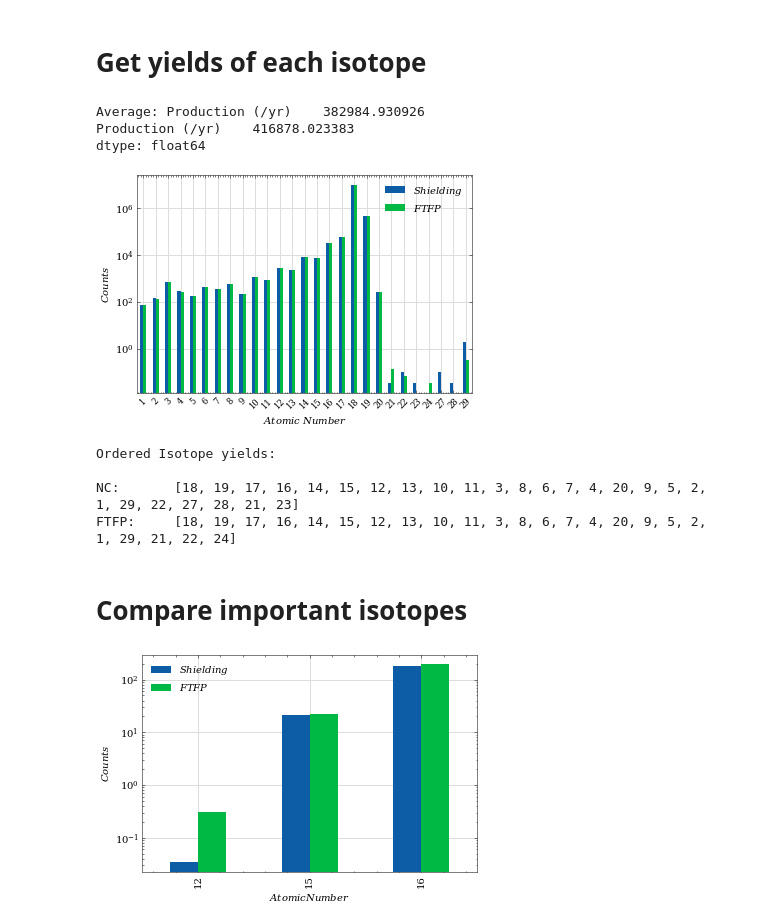
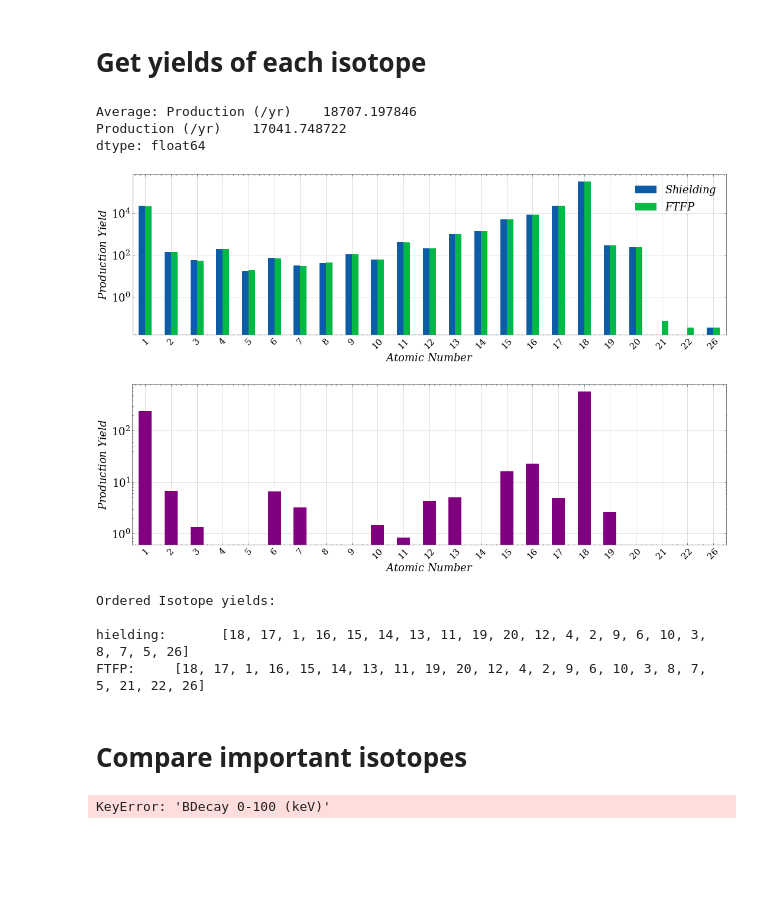
Before and after one commit to TomSB1423/nucleide_data, a Jupyter notebook: compare_models.ipynb, the cells around one changed output. Saved outputs shown, nothing was run; the diff lists cells and outputs as text; code cells hidden in the pictures; blank space fills up the shorter version.

```diff
--- a/compare_models.ipynb
+++ b/compare_models.ipynb
@@ -37,20 +37,22 @@ Imported all.
 # %%
 columns = ["Mass Number", "Atomic Number", "Detector Volume", "Counts"]
 # Open data file
-file_dir = "./assets/NC/A_Z_vol_count-all.txt"
-df_NC = open_data(file_dir, columns)
+file_dir = "./assets/shielding_5cm/A_Z_vol_count-all.txt"
+df_shielding = open_data(file_dir, columns)
 # Add in isotope data
-add_isotope_data(df_NC)
+add_isotope_data(df_shielding)
 # Reorder columns
-df_NC = df_NC[["Iso Symbol","Atomic Number","Mass Number","Counts", "Detector Volume","Production Yield","Stable","Half Life (s)","Decay Modes (m, b, q MeV)","Max Q-Value","Plot Colour",]]
+df_shielding = df_shielding[["Iso Symbol","Atomic Number","Mass Number","Counts", "Detector Volume","Production Yield","Stable","Half Life (s)","Decay Modes (m, b, q MeV)","Max Q-Value","Plot Colour",]]
+df_shielding = df_shielding[df_shielding["Stable"] == False]
 
 # Open data file
-file_dir = "./assets/FTFP/A_Z_vol_count-all.txt"
+file_dir = "./assets/FTFP_5cm/A_Z_vol_count-all.txt"
 df_FTFP = open_data(file_dir, columns)
 # Add in isotope data
 add_isotope_data(df_FTFP)
 # Reorder columns
 df_FTFP = df_FTFP[["Iso Symbol","Atomic Number","Mass Number","Counts", "Detector Volume","Production Yield","Stable","Half Life (s)","Decay Modes (m, b, q MeV)","Max Q-Value","Plot Colour",]]
+df_FTFP = df_FTFP[df_FTFP["Stable"] == False]
 # %%
 # Add production
 # Simulation length = years * nanoseconds
@@ -58,7 +60,7 @@ year_in_nano = (3.154 * 10**16)
 year_in_sec = (3.154 * 10**7)
 day_in_nano = (8.64 * 10 ** 13)
 sim_length = 29.01
-df_NC["Production (/yr)"] = df_NC["Counts"] / sim_length
+df_shielding["Production (/yr)"] = df_shielding["Counts"] / sim_length
 df_FTFP["Production (/yr)"] = df_FTFP["Counts"] / sim_length
 # %% [markdown]
 # Get total counts
@@ -107,48 +147,71 @@ plt.show()
 # %% [markdown]
 # Get yields of each isotope
+# %%
+df_shielding_counts = df_shielding.groupby(['Atomic Number'])["Production (/yr)"].sum()
+df_FTFP_counts = df_FTFP.groupby(['Atomic Number'])["Production (/yr)"].sum()
+df_combined_counts = pd.concat([df_shielding_counts, df_FTFP_counts], axis=1).reset_index()
+print(f"Average: {df_combined_counts['Production (/yr)'].mean()}")
+# %% [output]
+Average: Production (/yr)    18707.197846
+Production (/yr)    17041.748722
+dtype: float64
 # %%
-df_NC_counts = df_NC.groupby(['Atomic Number'])["Production (/yr)"].sum()
-df_FTFP_counts = df_FTFP.groupby(['Atomic Number'])["Production (/yr)"].sum()
-df_combined_counts = pd.concat([df_NC_counts, df_FTFP_counts], axis=1).reset_index()
-print(f"Average: {df_combined_counts['Production (/yr)'].mean()}")
+plt.rcParams["figure.figsize"] = (18, 5)
+plt.rcParams.update({'font.size': 18})
 ax = df_combined_counts.plot.bar(x="Atomic Number", log=True)
 ax.grid(which='major', color='#dddddd', lw=1)
 ax.set_axisbelow(True)
-ax.set_ylabel(r"$Counts$")
+ax.set_ylabel(r"$Production~Yield$")
 ax.set_xlabel(r"$Atomic~Number$")
 plt.xticks(rotation=45, fontsize="small")
 plt.legend(labels=[r"$Shielding$",r"$FTFP$"])
 #plt.title("Total Isotope Yields")
 plt.savefig('./img/total-iso-yields', dpi=DPI)
 plt.show()
-#df_NC_counts, df_FTFP_counts
+#df_shielding_counts, df_FTFP_counts
 # %% [output]
-Average: Production (/yr)    382984.930926
-Production (/yr)    416878.023383
-dtype: float64
-[figure, old version]
+[figure, new version]
+# %%
+# Difference graph
+difference = df_shielding_counts - abs(df_FTFP_counts)
+#print(difference)
+f, ax = plt.subplots(figsize=(18,5))
+difference.plot.bar(x="Atomic Number", color="purple", log=True)
+ax.grid(which='major', color='#dddddd', lw=1)
+ax.set_axisbelow(True)
+ax.set_ylabel(r"$Production~Yield$")
+ax.set_xlabel(r"$Atomic~Number$")
+plt.xticks(rotation=45, fontsize="small")
+#plt.title("Total Isotope Yields")
+plt.savefig('./img/total-iso-yields_differences', dpi=DPI)
+plt.show()
+#df_shielding_counts, df_FTFP_counts
+# %% [output]
+[figure, added]
 # %%
 print("Ordered Isotope yields:\n")
-print("NC:      ", list(df_NC_counts.sort_values(ascending=False).index))
+print("hielding:      ", list(df_shielding_counts.sort_values(ascending=False).index))
 print("FTFP:    ", list(df_FTFP_counts.sort_values(ascending=False).index))
 # %% [output]
 Ordered Isotope yields:
 
-NC:       [18, 19, 17, 16, 14, 15, 12, 13, 10, 11, 3, 8, 6, 7, 4, 20, 9, 5, 2, 1, 29, 22, 27, 28, 21, 23]
-FTFP:     [18, 19, 17, 16, 14, 15, 12, 13, 10, 11, 3, 8, 6, 7, 4, 20, 9, 5, 2, 1, 29, 21, 22, 24]
+hielding:       [18, 17, 1, 16, 15, 14, 13, 11, 19, 20, 12, 4, 2, 9, 6, 10, 3, 8, 7, 5, 26]
+FTFP:     [18, 17, 1, 16, 15, 14, 13, 11, 19, 20, 12, 4, 2, 9, 6, 10, 3, 8, 7, 5, 21, 22, 26]
 # %% [markdown]
 # Compare important isotopes
 # %%
-df_NC_imp = pd.read_csv(f"./assets/NC/important_iso.csv")
-df_FTFP_imp = pd.read_csv(f"./assets/FTFP/important_iso.csv")
-min_b_e = 30
-max_b_e = 200
-df_NC_b = df_NC_imp[df_NC_imp[f"BDecay {min_b_e}-{max_b_e} (keV)"] == True]
+df_shielding_imp = pd.read_csv(f"./assets/shielding_5cm/important_iso.csv")
+df_FTFP_imp = pd.read_csv(f"./assets/FTFP_5cm/important_iso.csv")
+min_b_e = 0
+max_b_e = 100
+df_shielding_b = df_shielding_imp[df_shielding_imp[f"BDecay {min_b_e}-{max_b_e} (keV)"] == True]
 df_FTFP_b = df_FTFP_imp[df_FTFP_imp[f"BDecay {min_b_e}-{max_b_e} (keV)"] == True]
+# %% [output]
+KeyError: 'BDecay 0-100 (keV)'
 # %%
-df_NC_b_counts = df_NC_b.groupby(['Atomic Number'])["Production (/yr)"].sum()
+df_shielding_b_counts = df_shielding_b.groupby(['Atomic Number'])["Production (/yr)"].sum()
 df_FTFP_b_counts = df_FTFP_b.groupby(['Atomic Number'])["Production (/yr)"].sum()
-temp = pd.concat([df_NC_b_counts, df_FTFP_b_counts], axis=1).reset_index()
+temp = pd.concat([df_shielding_b_counts, df_FTFP_b_counts], axis=1).reset_index()
 ax = temp.plot.bar(x="Atomic Number", log=True)
 ax.grid(which='major', color='#dddddd', lw=1)
 ax.set_axisbelow(True)
@@ -157,5 +220,3 @@ ax.set_xlabel(r"$Atomic Number$")
 #plt.title("Important Beta Productions (/yr)")
 plt.legend(labels=[r"$Shielding$",r"$FTFP$"])
 plt.show()
-# %% [output]
-[figure, removed]
```
Also changed, not shown: parts of 5 cells of this notebook, 25 other files.
